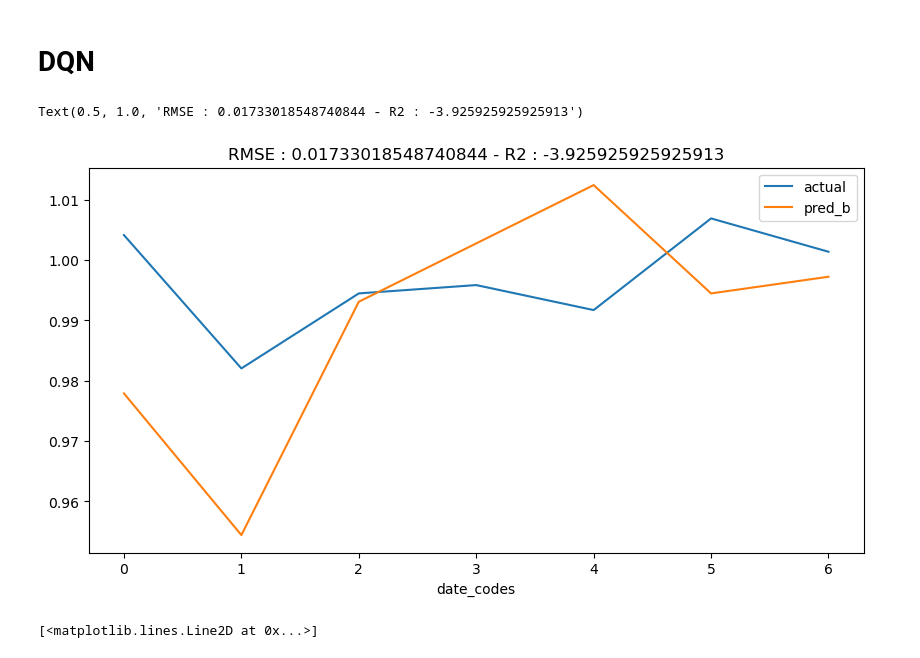
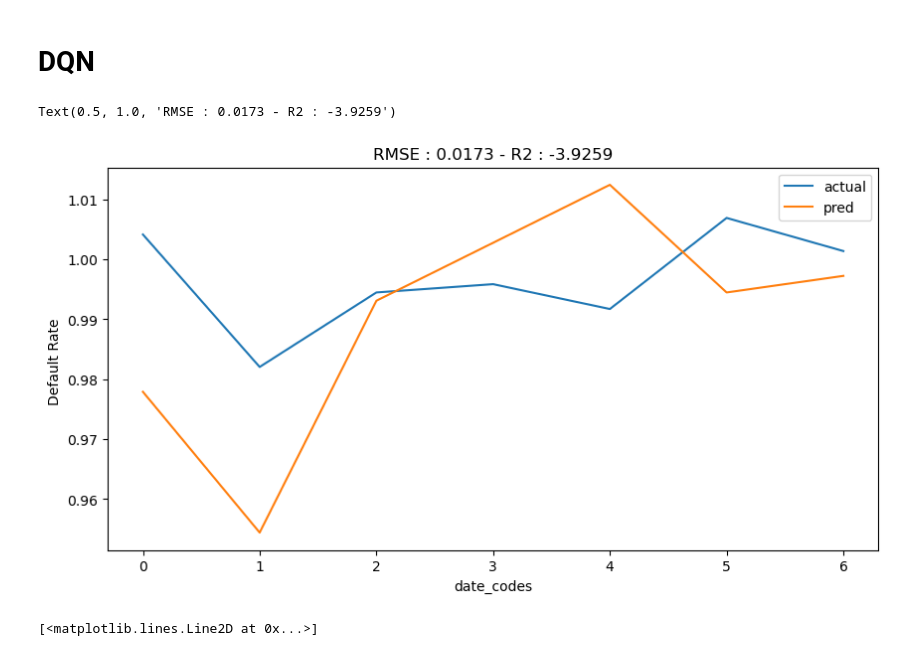
Before and after one commit to edunuke/Bath_MScAI, a Jupyter notebook: model/3_modeling.ipynb, the cells around one changed output. Saved outputs shown, nothing was run; the diff lists cells and outputs as text; code cells hidden in the pictures.

```diff
--- a/model/3_modeling.ipynb
+++ b/model/3_modeling.ipynb
@@ -243,18 +243,21 @@ n_steps = len(train_subset)
 rew_dqn, act_dqn = predict_from_env(model_dueling_dqn, training_env, n_steps)
 act_dqn_b, date_codes = predict_from_frame(model_dueling_dqn, train_subset[original_features])
 # %%
-res = pd.DataFrame({"date_codes":date_codes,
-              "actual":train_subset[default_col],
+default_preds = pd.DataFrame({"date_codes":date_codes,
+              "actual":train_subset[default_col].replace({0:1, 1:0}),
             #   "pred":act_dqn,
-              "pred_b":act_dqn_b
-              }).groupby("date_codes").mean()
+              "pred":act_dqn_b
+              })
+
+res = default_preds.groupby("date_codes").mean()
 
 ax = res.plot(figsize=(10, 5))
 # set title for the plot
-ax.set_title(f"RMSE : {np.sqrt(mean_squared_error(res.actual, res.pred_b))} - R2 : {r2_score(res.actual, res.pred_b)}")
+plt.ylabel("Default Rate ")
+ax.set_title(f"RMSE : {np.sqrt(mean_squared_error(res.actual, res.pred)):.4f} - R2 : {r2_score(res.actual, res.pred):1.4f}")
 # %% [output]
-Text(0.5, 1.0, 'RMSE : 0.01733018548740844 - R2 : -3.925925925925913')
+Text(0.5, 1.0, 'RMSE : 0.0173 - R2 : -3.9259')
-[figure, old version]
+[figure, new version]
 # %%
 run_mean_rew_dqn = running_mean_last_n_samples(rew_dqn, 100)
 plt.figure(figsize=(10, 5))
```
Also changed, not shown: parts of 3 cells of this notebook, 3 other files.
